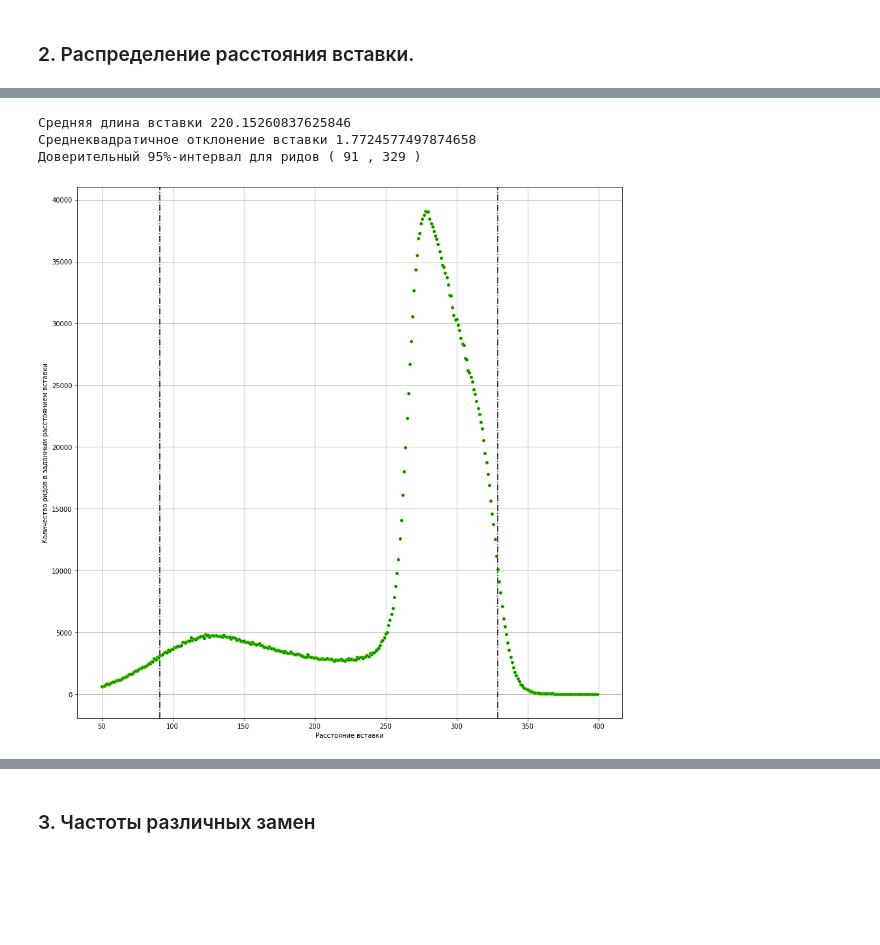
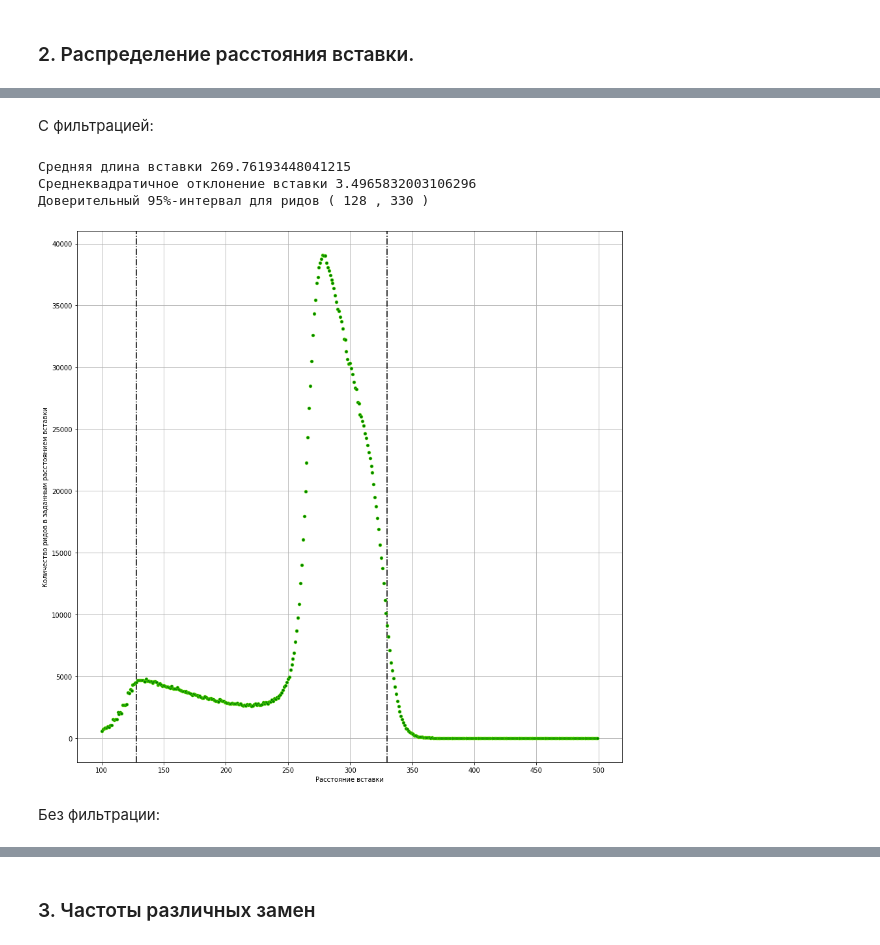
Before and after one commit to lisosoma/BI-NGS-Data-analysis, a Jupyter notebook: hw2/NGS_HW2_fixed.ipynb, the cells around one changed output, grey strips where cells are left out. Drawn from its saved outputs; the diff is of its cells as text; code cells hidden in the pictures; blank space fills up the shorter version.

```diff
--- a/hw2/NGS_HW2_fixed.ipynb
+++ b/hw2/NGS_HW2_fixed.ipynb
@@ -145,0 +148,9 @@ print('Процент покрытого генома ', round(len(np.where(np.a
+# %%
+samfile = ps.AlignmentFile('alignment1.sam', "rb")
+paired_prop_reads = ps.AlignmentFile('alignment1p.bam', "wb", template=samfile)
+for read in samfile.fetch():
+    if read.is_proper_pair:
+        paired_prop_reads.write(read)
+
+paired_prop_reads.close()
+samfile.close()
@@ -154,22 +167,21 @@ def templl(sam, alpha):
 
     for read in tqdm(align.fetch()):
         if read.template_length > 0:
-            #templ.append(read.template_length)
-            #templ.append(read.next_reference_start - read.reference_end)
             templ.append(read.tlen)
 
     count = Counter(templ)
     x = np.array(list(range(len(count))))
 
     y = np.array([count[i] for i in range(len(count))])
-    x, y = x[170:270], y[170:270]
+    x, y = x[100:500], y[100:500]
 
 
 
     mean = 0
     sorted_count = OrderedDict(sorted(count.items(), key=lambda x: -x[1]))
     p, s = list(sorted_count.keys()), list(sorted_count.values())
-    pair = np.array([p[170:270], s[170:270]])
+    pair = np.array([p[100:500], s[100:500]])
+    #pair = np.array([p, s])
     for i in range(len(x)):
         mean += x[i] * y[i]
     mean /= np.sum(y)
@@ -202,7 +223,9 @@ def templl(sam, alpha):
+# %% [markdown]
+С фильтрацией:
 # %%
-temp1 = templl('alignment1.sam', 0.95)
+temp1 = templl('alignment1p.sam', 0.95)
 # %% [output]
-Средняя длина вставки 220.15260837625846
-Среднеквадратичное отклонение вставки 1.7724577497874658
-Доверительный 95%-интервал для ридов ( 91 , 329 )
+Средняя длина вставки 269.76193448041215
+Среднеквадратичное отклонение вставки 3.4965832003106296
+Доверительный 95%-интервал для ридов ( 128 , 330 )
-[figure, old version]
+[figure, new version]
@@ -209,3 +243,5 @@ temp1 = templl('alignment1.sam', 0.95)
+# %% [markdown]
+Без фильтрации:
 # %%
 temp2 = templl('alignment2.sam', 0.95)
 # %% [output]
```
Also changed, not shown: parts of 10 cells of this notebook, 4 other files.
